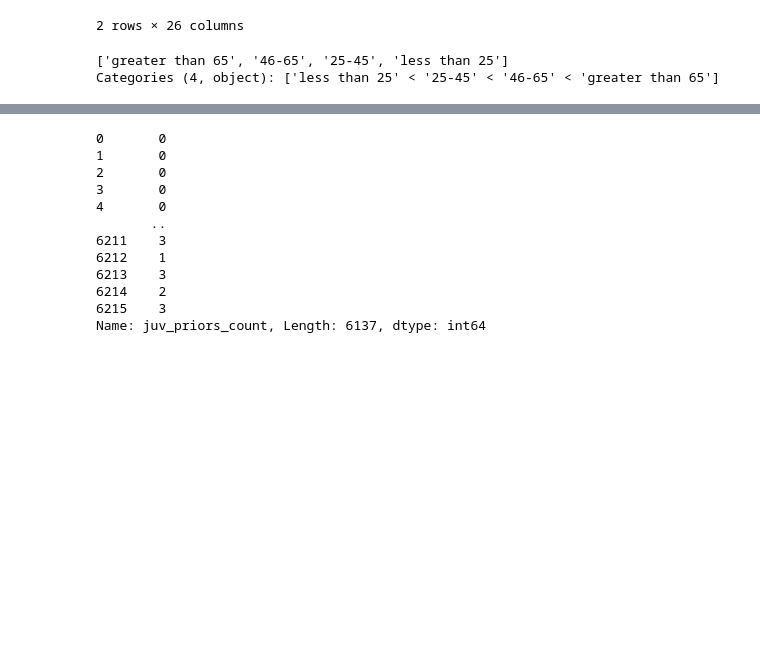
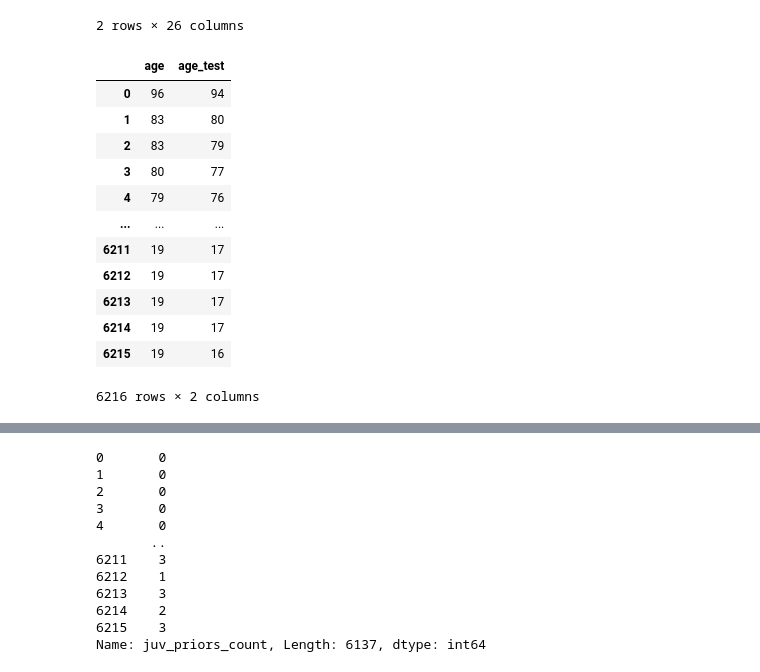
Before and after one commit to aaznarmellado-collab/Bias-Analysis-in-the-U.S.-Judicial-System, a Jupyter notebook: 01_Notebooks/TFM_LIMPIEZA.ipynb, the cells around one changed output, grey strips where cells are left out. Cells and saved outputs as stored; diff of their text form; code cells hidden in the pictures; blank space fills up the shorter version.

```diff
--- a/01_Notebooks/TFM_LIMPIEZA.ipynb
+++ b/01_Notebooks/TFM_LIMPIEZA.ipynb
@@ -381,0 +395,16 @@ display(df_merge.head(2))
+# %%
+df_merge[["age", "age_test"]]
+# %% [output]
+|  | age | age_test |
+| 0 | 96 | 94 |
+| 1 | 83 | 80 |
+| 2 | 83 | 79 |
+| 3 | 80 | 77 |
+| 4 | 79 | 76 |
+| ... | ... | ... |
+| 6211 | 19 | 17 |
+| 6212 | 19 | 17 |
+| 6213 | 19 | 17 |
+| 6214 | 19 | 17 |
+| 6215 | 19 | 16 |
+6216 rows × 2 columns
@@ -389,11 +421,6 @@ df_merge['age_cat'] = pd.cut(
     labels=labels,
     right=False
 )
-# %%
-df_merge.age_cat.unique()
-# %% [output]
-['greater than 65', '46-65', '25-45', 'less than 25']
-Categories (4, object): ['less than 25' < '25-45' < '46-65' < 'greater than 65']
 # %%
 df_merge.isnull().sum()
 # %% [output]
```
Also changed, not shown: parts of 9 cells of this notebook, 3 other files.
